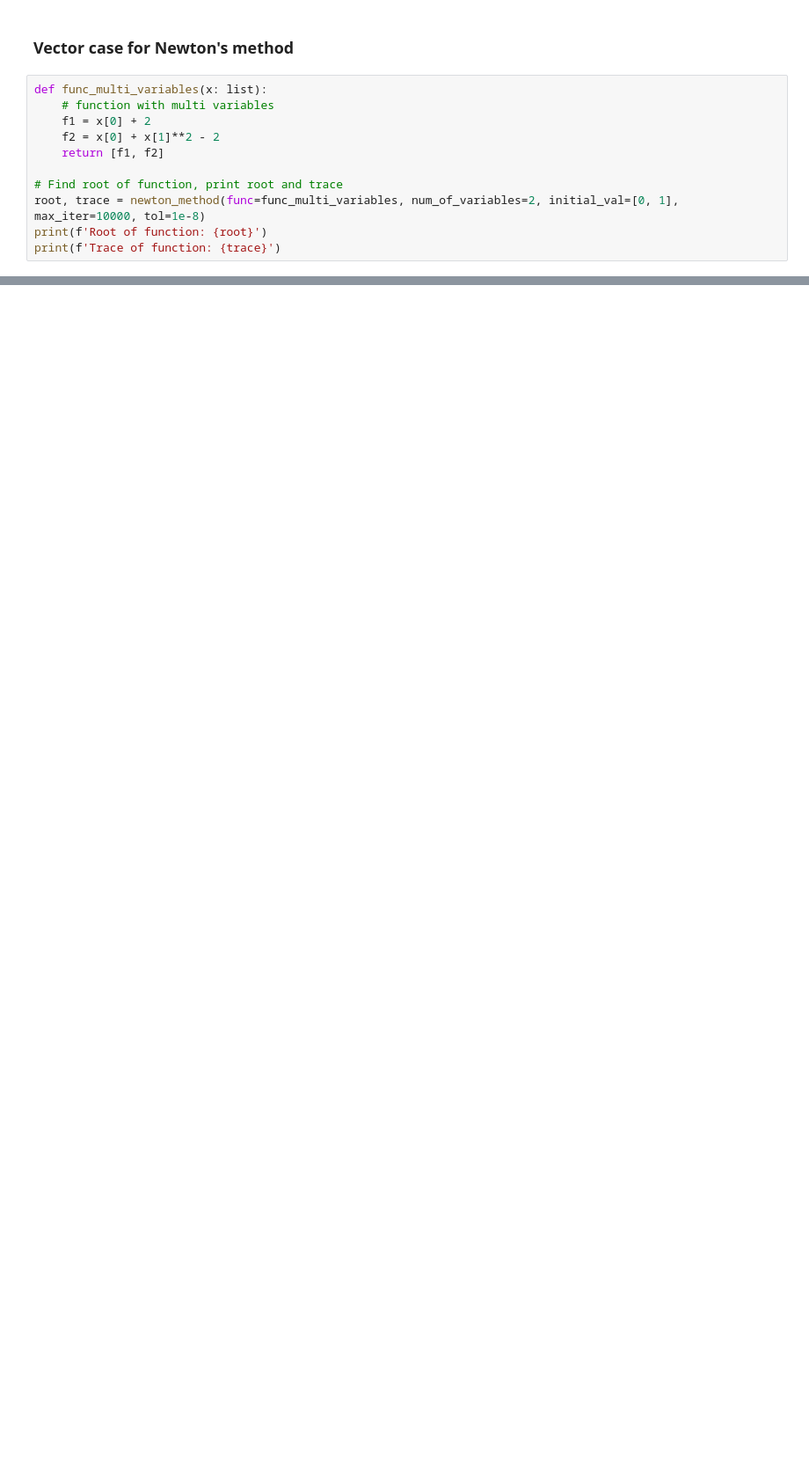
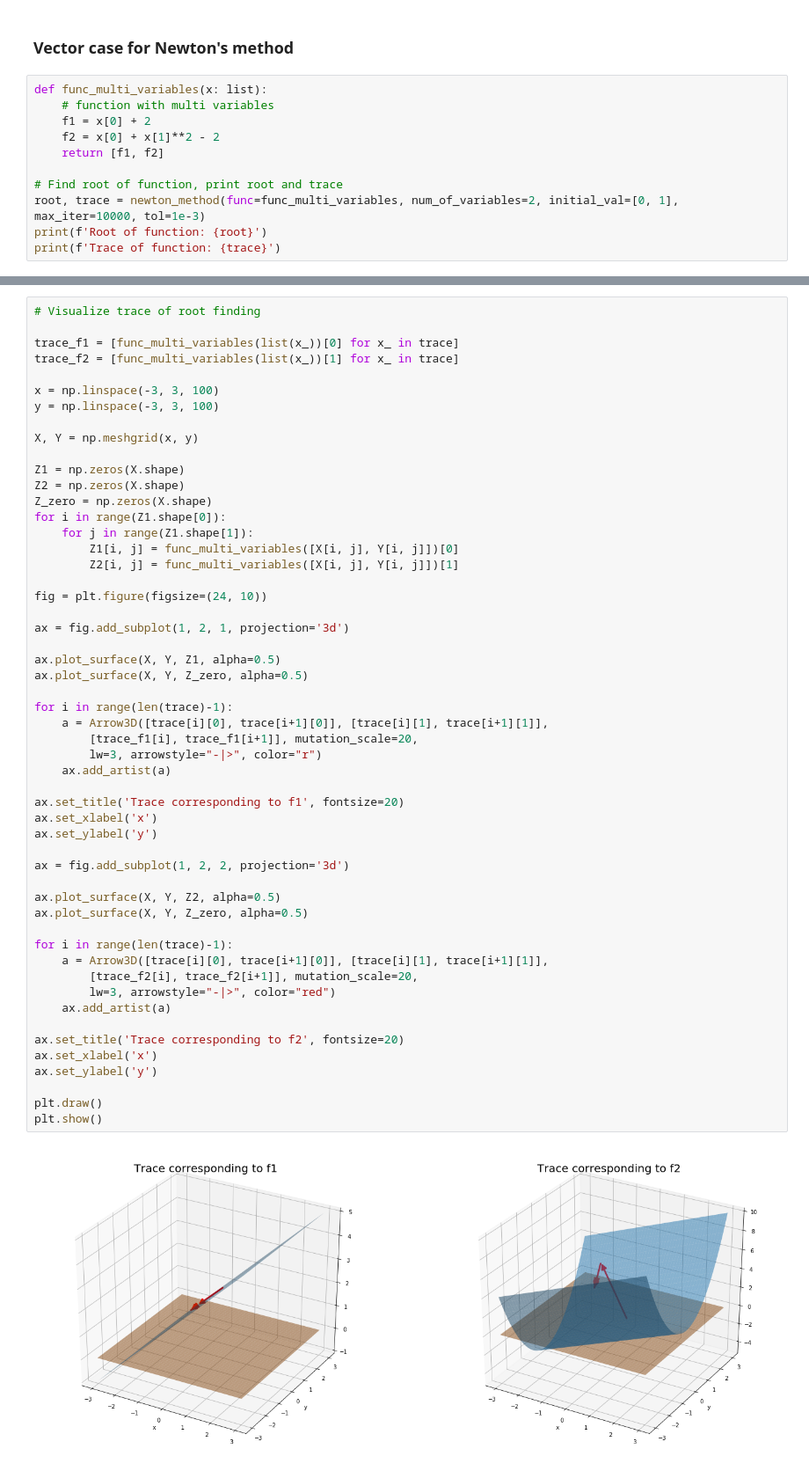
Before and after one commit to sandrawing/cs107-FinalProject, a Jupyter notebook: demos/Demo_Newton_method.ipynb, the cells around one changed output, grey strips where cells are left out. Shown at 88% size. Drawn from its saved outputs; the diff is of its cells as text; blank space fills up the shorter version.

Commit message:
Add plots for multi-variable function of root finding

```diff
--- a/demos/Demo_Newton_method.ipynb
+++ b/demos/Demo_Newton_method.ipynb
@@ -60,7 +80,7 @@ def func_multi_variables(x: list):
     return [f1, f2]
 
 # Find root of function, print root and trace
-root, trace = newton_method(func=func_multi_variables, num_of_variables=2, initial_val=[0, 1], max_iter=10000, tol=1e-8)
+root, trace = newton_method(func=func_multi_variables, num_of_variables=2, initial_val=[0, 1], max_iter=10000, tol=1e-3)
 print(f'Root of function: {root}')
 print(f'Trace of function: {trace}')
 # %% [output]
@@ -68,0 +91,55 @@ Trace of function: [array([0, 1]), array([-2. ,  2.5]), array([-2.  ,  2.05]), a
+# %%
+# Visualize trace of root finding
+
+trace_f1 = [func_multi_variables(list(x_))[0] for x_ in trace]
+trace_f2 = [func_multi_variables(list(x_))[1] for x_ in trace]
+
+x = np.linspace(-3, 3, 100)
+y = np.linspace(-3, 3, 100)
+
+X, Y = np.meshgrid(x, y)
+
+Z1 = np.zeros(X.shape)
+Z2 = np.zeros(X.shape)
+Z_zero = np.zeros(X.shape)
+for i in range(Z1.shape[0]):
+    for j in range(Z1.shape[1]):
+        Z1[i, j] = func_multi_variables([X[i, j], Y[i, j]])[0]
+        Z2[i, j] = func_multi_variables([X[i, j], Y[i, j]])[1]
+
+fig = plt.figure(figsize=(24, 10))
+
+ax = fig.add_subplot(1, 2, 1, projection='3d')
+
+ax.plot_surface(X, Y, Z1, alpha=0.5)
+ax.plot_surface(X, Y, Z_zero, alpha=0.5)
+
+for i in range(len(trace)-1):
+    a = Arrow3D([trace[i][0], trace[i+1][0]], [trace[i][1], trace[i+1][1]],
+        [trace_f1[i], trace_f1[i+1]], mutation_scale=20,
+        lw=3, arrowstyle="-|>", color="r")
+    ax.add_artist(a)
+
+ax.set_title('Trace corresponding to f1', fontsize=20)
+ax.set_xlabel('x')
+ax.set_ylabel('y')
+
+ax = fig.add_subplot(1, 2, 2, projection='3d')
+
+ax.plot_surface(X, Y, Z2, alpha=0.5)
+ax.plot_surface(X, Y, Z_zero, alpha=0.5)
+
+for i in range(len(trace)-1):
+    a = Arrow3D([trace[i][0], trace[i+1][0]], [trace[i][1], trace[i+1][1]],
+        [trace_f2[i], trace_f2[i+1]], mutation_scale=20,
+        lw=3, arrowstyle="-|>", color="red")
+    ax.add_artist(a)
+
+ax.set_title('Trace corresponding to f2', fontsize=20)
+ax.set_xlabel('x')
+ax.set_ylabel('y')
+
+plt.draw()
+plt.show()
+# %% [output]
+[figure, added]
```
Also changed, not shown: parts of 5 cells of this notebook.
